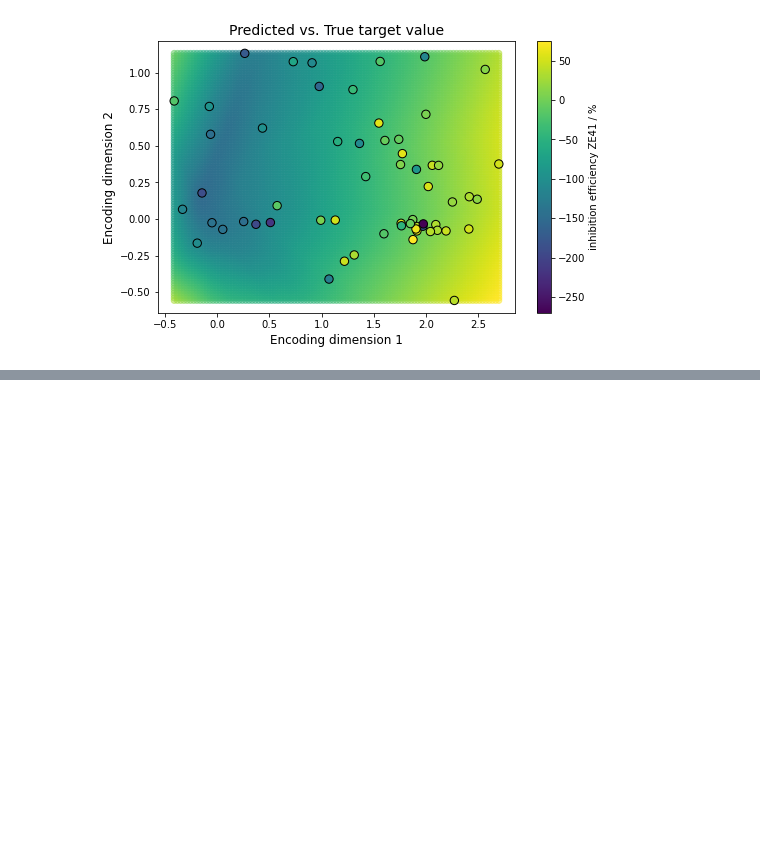
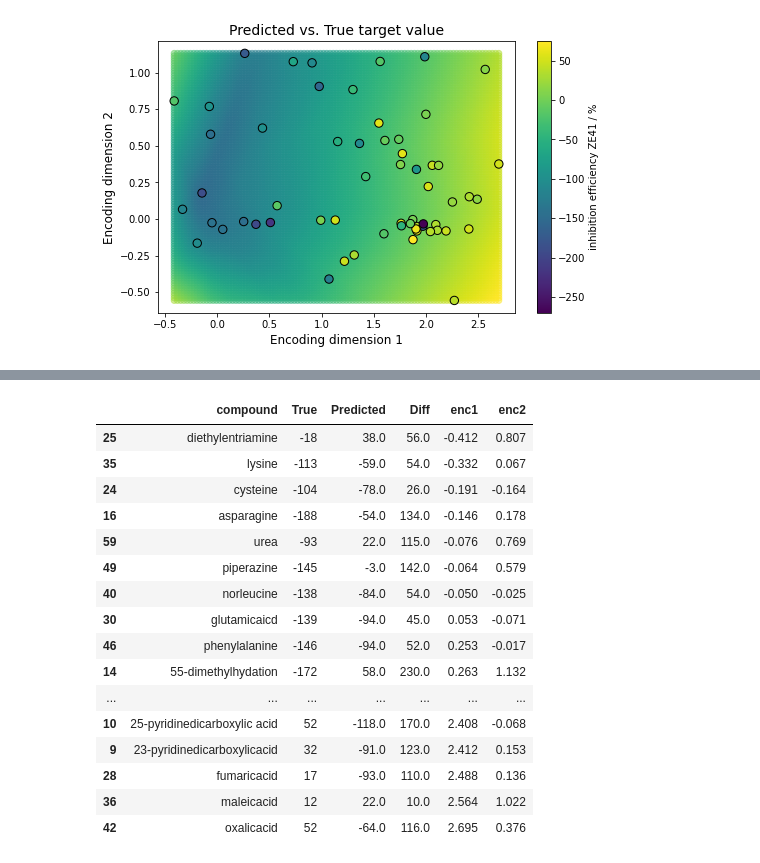
Before and after one commit to ElisabethJS/mg_corrosion, a Jupyter notebook: Code/Autoencoder.ipynb, the cells around one changed output, grey strips where cells are left out. Drawn from its saved outputs; the diff is of its cells as text; code cells hidden in the pictures; blank space fills up the shorter version.

```diff
--- a/Code/Autoencoder.ipynb
+++ b/Code/Autoencoder.ipynb
@@ -226,0 +247,20 @@ g = sns.relplot(data=data, x='enc_dim_1', y='enc_dim_2', hue='inhibition efficie
+# %%
+diffs.sort_values(by='enc1')
+# %% [output]
+|  | compound | True | Predicted | Diff | enc1 | enc2 |
+| 25 | diethylentriamine | -18 | 38.0 | 56.0 | -0.412 | 0.807 |
+| 35 | lysine | -113 | -59.0 | 54.0 | -0.332 | 0.067 |
+| 24 | cysteine | -104 | -78.0 | 26.0 | -0.191 | -0.164 |
+| 16 | asparagine | -188 | -54.0 | 134.0 | -0.146 | 0.178 |
+| 59 | urea | -93 | 22.0 | 115.0 | -0.076 | 0.769 |
+| 49 | piperazine | -145 | -3.0 | 142.0 | -0.064 | 0.579 |
+| 40 | norleucine | -138 | -84.0 | 54.0 | -0.050 | -0.025 |
+| 30 | glutamicaicd | -139 | -94.0 | 45.0 | 0.053 | -0.071 |
+| 46 | phenylalanine | -146 | -94.0 | 52.0 | 0.253 | -0.017 |
+| 14 | 55-dimethylhydation | -172 | 58.0 | 230.0 | 0.263 | 1.132 |
+| ... | ... | ... | ... | ... | ... | ... |
+| 10 | 25-pyridinedicarboxylic acid | 52 | -118.0 | 170.0 | 2.408 | -0.068 |
+| 9 | 23-pyridinedicarboxylicacid | 32 | -91.0 | 123.0 | 2.412 | 0.153 |
+| 28 | fumaricacid | 17 | -93.0 | 110.0 | 2.488 | 0.136 |
+| 36 | maleicacid | 12 | 22.0 | 10.0 | 2.564 | 1.022 |
+| 42 | oxalicacid | 52 | -64.0 | 116.0 | 2.695 | 0.376 |
```
Also changed, not shown: parts of 13 cells of this notebook, 5 other files.
